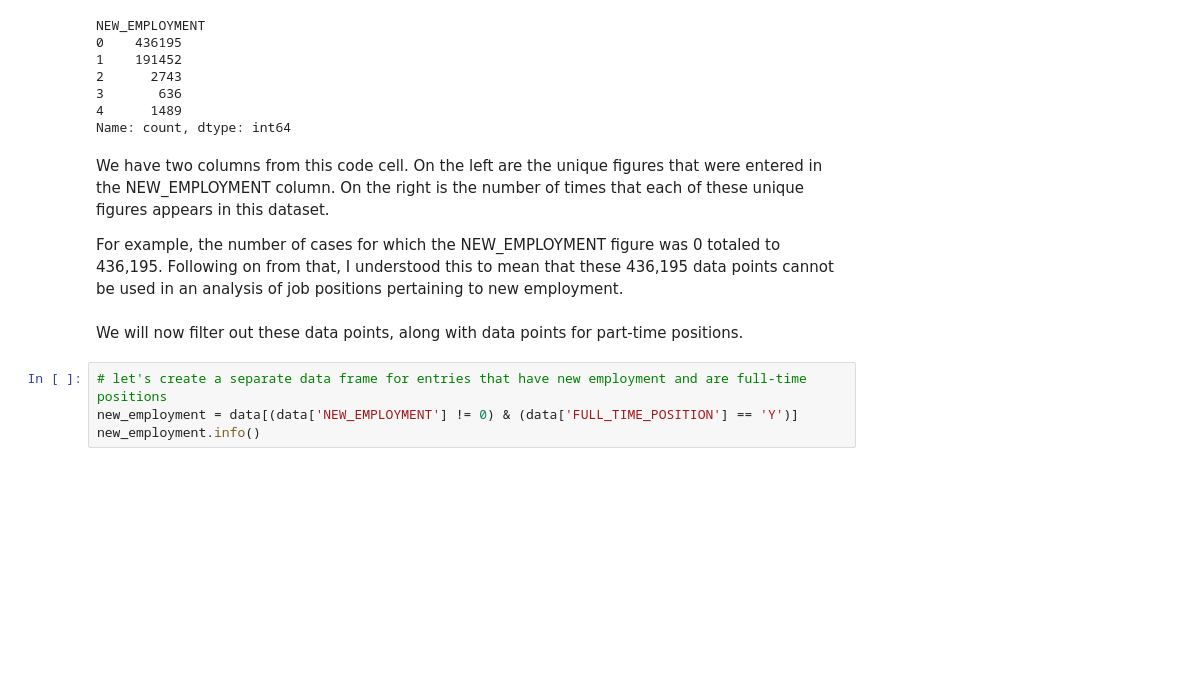
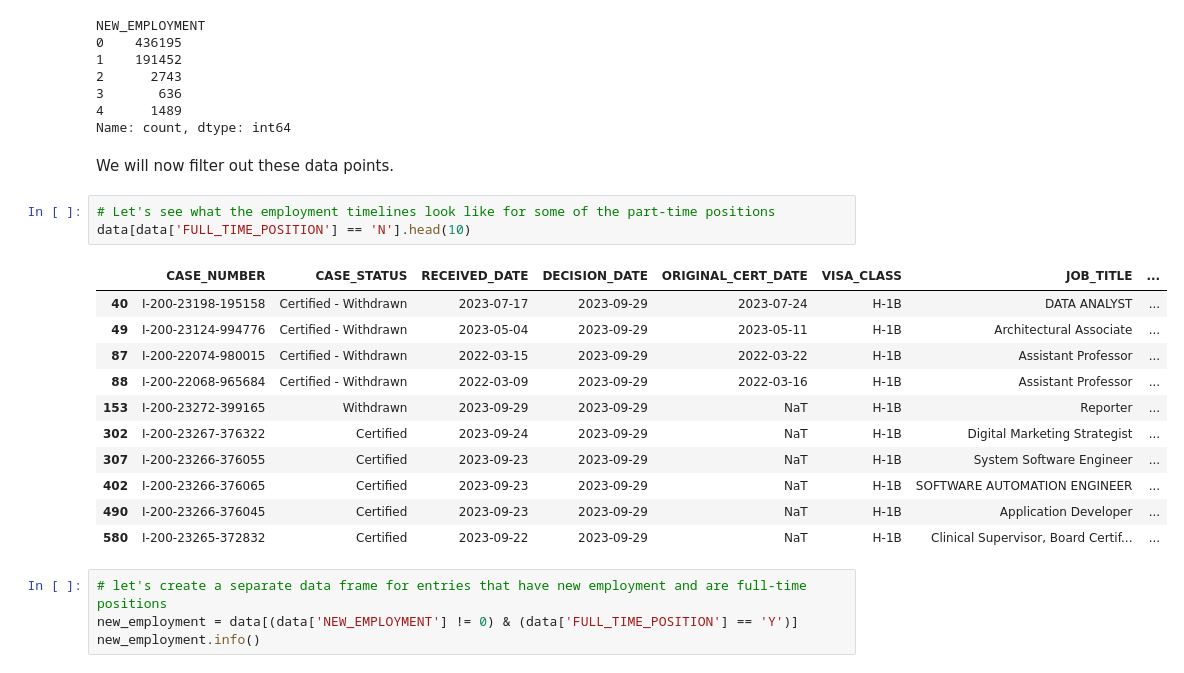
Before and after one commit to Tinashe-04/CareerPalz, a Jupyter notebook: LCA_Disclosure_Data_FY2023_complete_year.ipynb, the cells around one changed output. Drawn from its saved outputs; the diff is of its cells as text; blank space fills up the shorter version.

Commit message:
Investigated whether part-time positions have reasonable employment dates from start to end

```diff
--- a/LCA_Disclosure_Data_FY2023_complete_year.ipynb
+++ b/LCA_Disclosure_Data_FY2023_complete_year.ipynb
@@ -189,12 +189,23 @@ NEW_EMPLOYMENT
 3       636
 4      1489
 Name: count, dtype: int64
-# %% [markdown]
-We have two columns from this code cell. On the left are the unique figures that were entered in the NEW_EMPLOYMENT column. On the right is the number of times that each of these unique figures appears in this dataset.
-
-For example, the number of cases for which the NEW_EMPLOYMENT figure was 0 totaled to 436,195. Following on from that, I understood this to mean that these 436,195 data points cannot be used in an analysis of job positions pertaining to new employment.
 # %% [markdown]
-We will now filter out these data points, along with data points for part-time positions.
+We will now filter out these data points.
+# %%
+# Let's see what the employment timelines look like for some of the part-time positions
+data[data['FULL_TIME_POSITION'] == 'N'].head(10)
+# %% [output]
+|  | CASE_NUMBER | CASE_STATUS | RECEIVED_DATE | DECISION_DATE | ORIGINAL_CERT_DATE | VISA_CLASS | JOB_TITLE | ... |
+| 40 | I-200-23198-195158 | Certified - Withdrawn | 2023-07-17 | 2023-09-29 | 2023-07-24 | H-1B | DATA ANALYST | ... |
+| 49 | I-200-23124-994776 | Certified - Withdrawn | 2023-05-04 | 2023-09-29 | 2023-05-11 | H-1B | Architectural Associate | ... |
+| 87 | I-200-22074-980015 | Certified - Withdrawn | 2022-03-15 | 2023-09-29 | 2022-03-22 | H-1B | Assistant Professor | ... |
+| 88 | I-200-22068-965684 | Certified - Withdrawn | 2022-03-09 | 2023-09-29 | 2022-03-16 | H-1B | Assistant Professor | ... |
+| 153 | I-200-23272-399165 | Withdrawn | 2023-09-29 | 2023-09-29 | NaT | H-1B | Reporter | ... |
+| 302 | I-200-23267-376322 | Certified | 2023-09-24 | 2023-09-29 | NaT | H-1B | Digital Marketing Strategist | ... |
+| 307 | I-200-23266-376055 | Certified | 2023-09-23 | 2023-09-29 | NaT | H-1B | System Software Engineer | ... |
+| 402 | I-200-23266-376065 | Certified | 2023-09-23 | 2023-09-29 | NaT | H-1B | SOFTWARE AUTOMATION ENGINEER | ... |
+| 490 | I-200-23266-376045 | Certified | 2023-09-23 | 2023-09-29 | NaT | H-1B | Application Developer | ... |
+| 580 | I-200-23265-372832 | Certified | 2023-09-22 | 2023-09-29 | NaT | H-1B | Clinical Supervisor, Board Certif... | ... |
 # %%
 # let's create a separate data frame for entries that have new employment and are full-time positions
 new_employment = data[(data['NEW_EMPLOYMENT'] != 0) & (data['FULL_TIME_POSITION'] == 'Y')]
```
